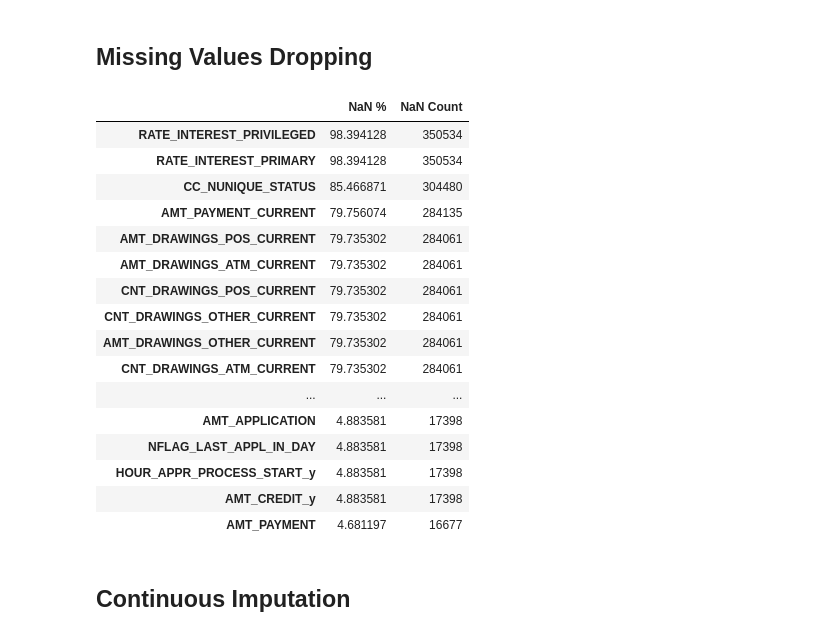
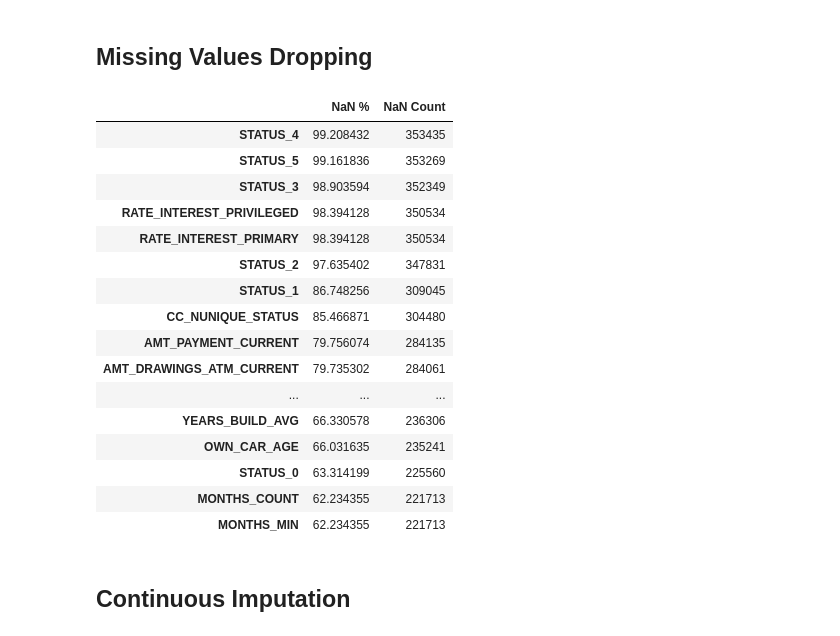
Before and after one commit to astelmashenko/ndml_capstone, a Jupyter notebook: Feature_Extraction.ipynb, the cells around one changed output. Cells and saved outputs as stored; diff of their text form; code cells hidden in the pictures.

```diff
--- a/Feature_Extraction.ipynb
+++ b/Feature_Extraction.ipynb
@@ -86,22 +89,23 @@ dtype: int64
 # %% [markdown]
 ## Missing Values Dropping
 # %%
-display(compute_missing_values(app).head(100))
+missing_vals = compute_missing_values(app)
+display(missing_vals.head(50))
 # %% [output]
 |  | NaN % | NaN Count |
+| STATUS_4 | 99.208432 | 353435 |
+| STATUS_5 | 99.161836 | 353269 |
+| STATUS_3 | 98.903594 | 352349 |
 | RATE_INTEREST_PRIVILEGED | 98.394128 | 350534 |
 | RATE_INTEREST_PRIMARY | 98.394128 | 350534 |
+| STATUS_2 | 97.635402 | 347831 |
+| STATUS_1 | 86.748256 | 309045 |
 | CC_NUNIQUE_STATUS | 85.466871 | 304480 |
 | AMT_PAYMENT_CURRENT | 79.756074 | 284135 |
-| AMT_DRAWINGS_POS_CURRENT | 79.735302 | 284061 |
 | AMT_DRAWINGS_ATM_CURRENT | 79.735302 | 284061 |
-| CNT_DRAWINGS_POS_CURRENT | 79.735302 | 284061 |
-| CNT_DRAWINGS_OTHER_CURRENT | 79.735302 | 284061 |
-| AMT_DRAWINGS_OTHER_CURRENT | 79.735302 | 284061 |
-| CNT_DRAWINGS_ATM_CURRENT | 79.735302 | 284061 |
 | ... | ... | ... |
-| AMT_APPLICATION | 4.883581 | 17398 |
-| NFLAG_LAST_APPL_IN_DAY | 4.883581 | 17398 |
-| HOUR_APPR_PROCESS_START_y | 4.883581 | 17398 |
-| AMT_CREDIT_y | 4.883581 | 17398 |
-| AMT_PAYMENT | 4.681197 | 16677 |
+| YEARS_BUILD_AVG | 66.330578 | 236306 |
+| OWN_CAR_AGE | 66.031635 | 235241 |
+| STATUS_0 | 63.314199 | 225560 |
+| MONTHS_COUNT | 62.234355 | 221713 |
+| MONTHS_MIN | 62.234355 | 221713 |
```
Also changed, not shown: parts of 8 cells of this notebook, 6 other files.
